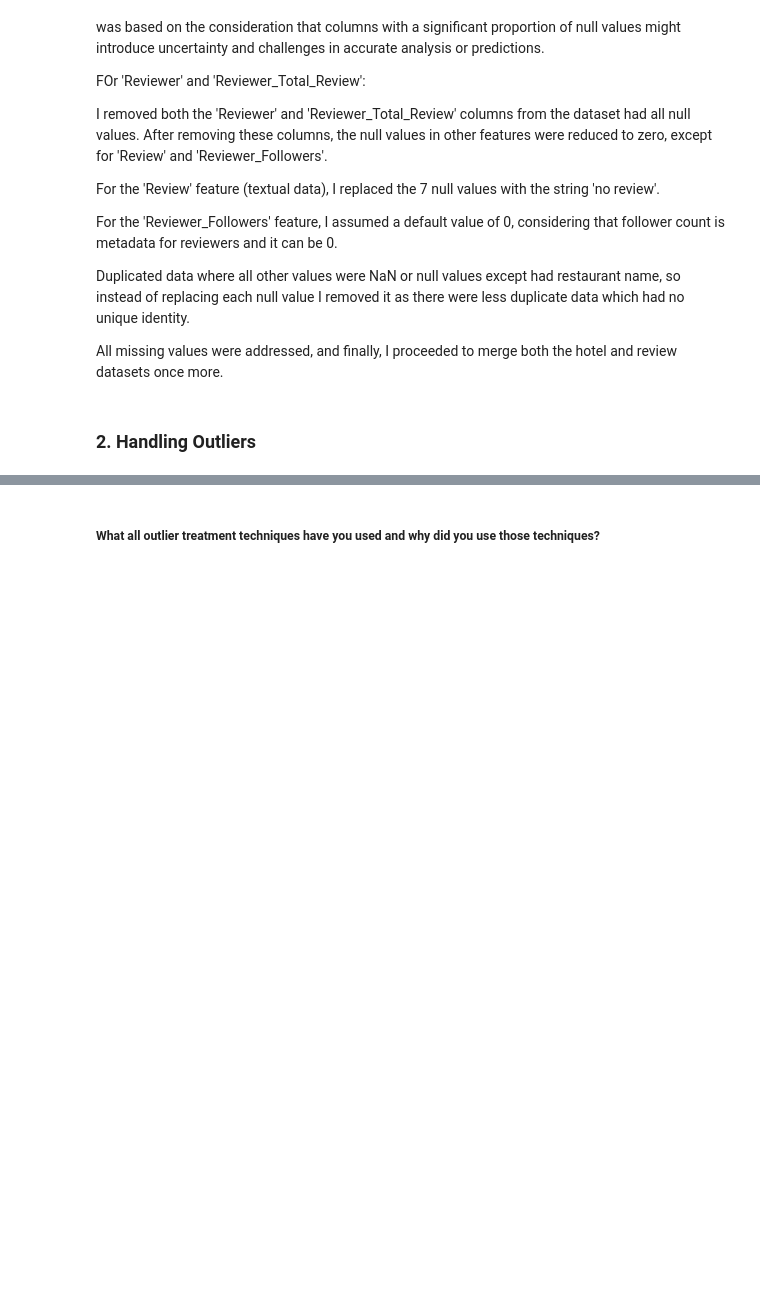
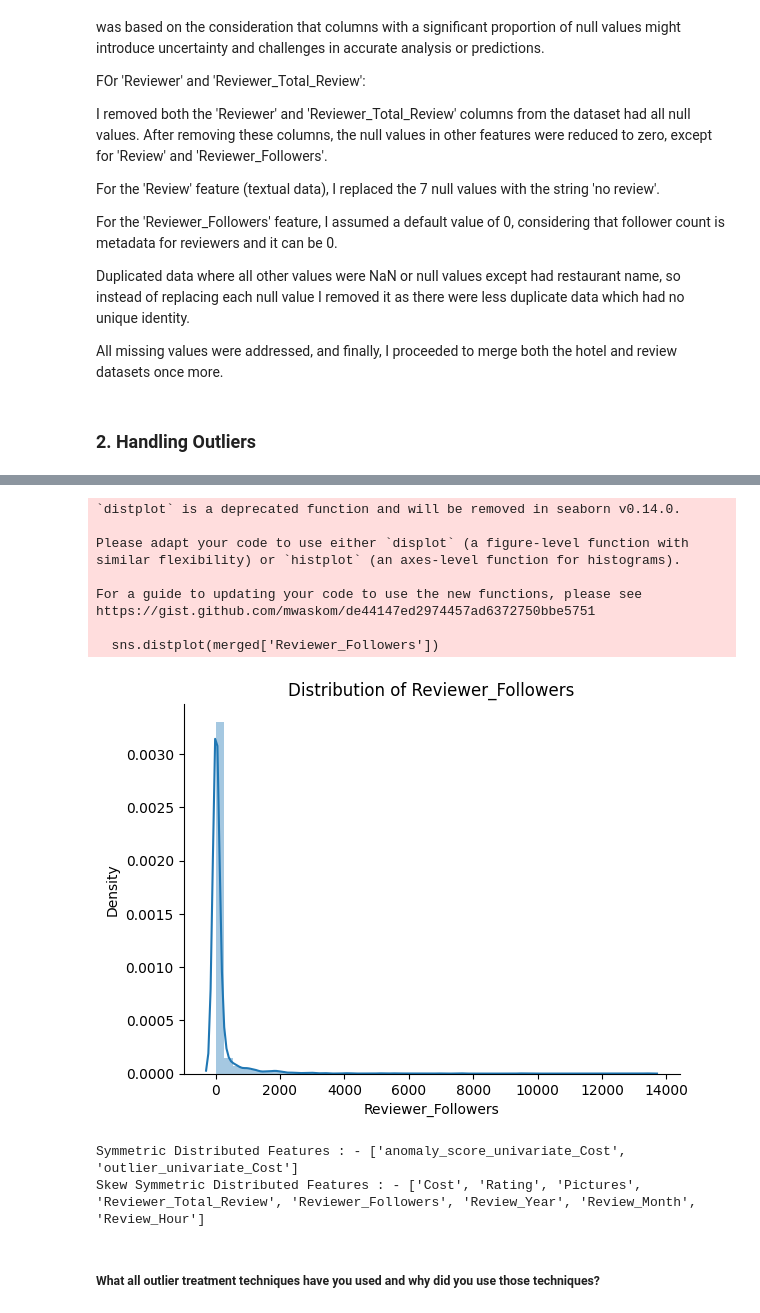
Before and after one commit to ruksz/Zomato-Restaurant---Unsupervised-ML, a Jupyter notebook: Unsupervised_ML_Zomato_Analysis.ipynb, the cells around one changed output, grey strips where cells are left out. Saved outputs shown, nothing was run; the diff lists cells and outputs as text; code cells hidden in the pictures; blank space fills up the shorter version.

```diff
--- a/Unsupervised_ML_Zomato_Analysis.ipynb
+++ b/Unsupervised_ML_Zomato_Analysis.ipynb
@@ -1184,0 +1240,16 @@ All missing values were addressed, and finally, I proceeded to merge both the ho
+# %%
+#distribution of Reviewer_Followers
+sns.distplot(merged['Reviewer_Followers'])
+plt.title("Distribution of Reviewer_Followers")
+sns.despine()
+# %% [output]
+`distplot` is a deprecated function and will be removed in seaborn v0.14.0.
+
+Please adapt your code to use either `displot` (a figure-level function with
+similar flexibility) or `histplot` (an axes-level function for histograms).
+
+For a guide to updating your code to use the new functions, please see
+https://gist.github.com/mwaskom/de44147ed2974457ad6372750bbe5751
+
+  sns.distplot(merged['Reviewer_Followers'])
+[figure, added]
@@ -1184,0 +1262,18 @@ All missing values were addressed, and finally, I proceeded to merge both the ho
+# %%
+# To separate the symmetric distributed features and skew symmetric distributed features
+symmetric_feature=[]
+non_symmetric_feature=[]
+for i in merged.describe().columns:
+  if abs(merged[i].mean()-merged[i].median())<0.2:
+    symmetric_feature.append(i)
+  else:
+    non_symmetric_feature.append(i)
+
+# Getting Symmetric Distributed Features
+print("Symmetric Distributed Features : -",symmetric_feature)
+
+# Getting Skew Symmetric Distributed Features
+print("Skew Symmetric Distributed Features : -",non_symmetric_feature)
+# %% [output]
+Symmetric Distributed Features : - ['anomaly_score_univariate_Cost', 'outlier_univariate_Cost']
+Skew Symmetric Distributed Features : - ['Cost', 'Rating', 'Pictures', 'Reviewer_Total_Review', 'Reviewer_Followers', 'Review_Year', 'Review_Month', 'Review_Hour']
```
Also changed, not shown: parts of 52 cells of this notebook.
